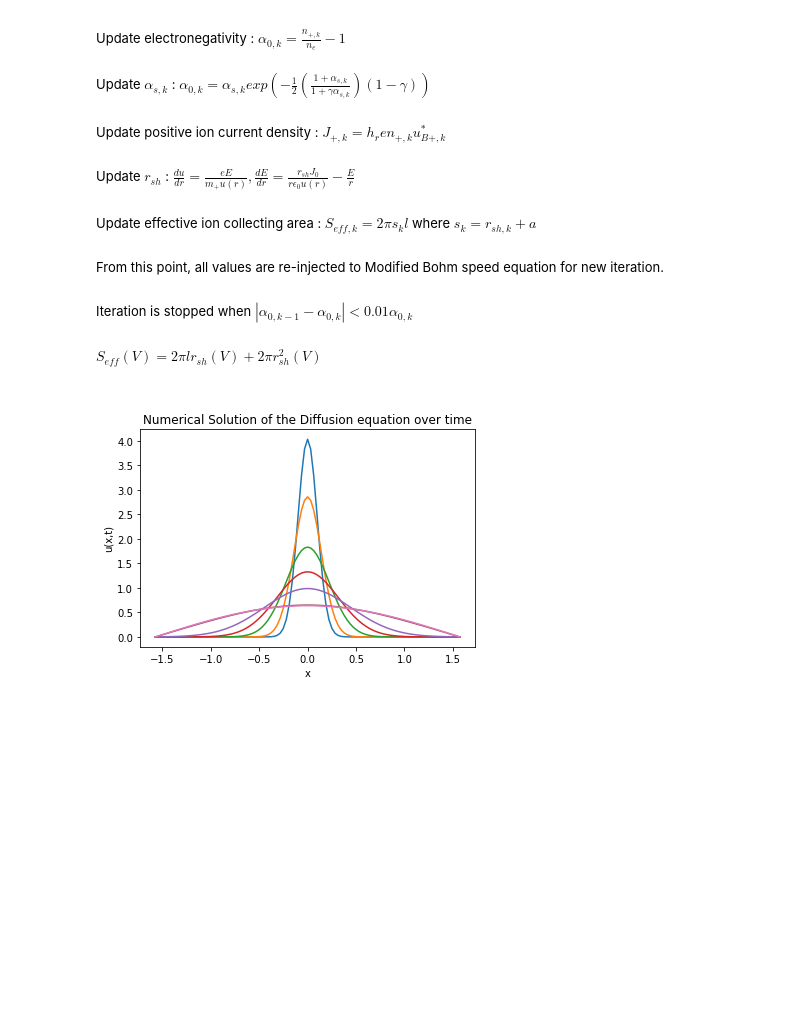
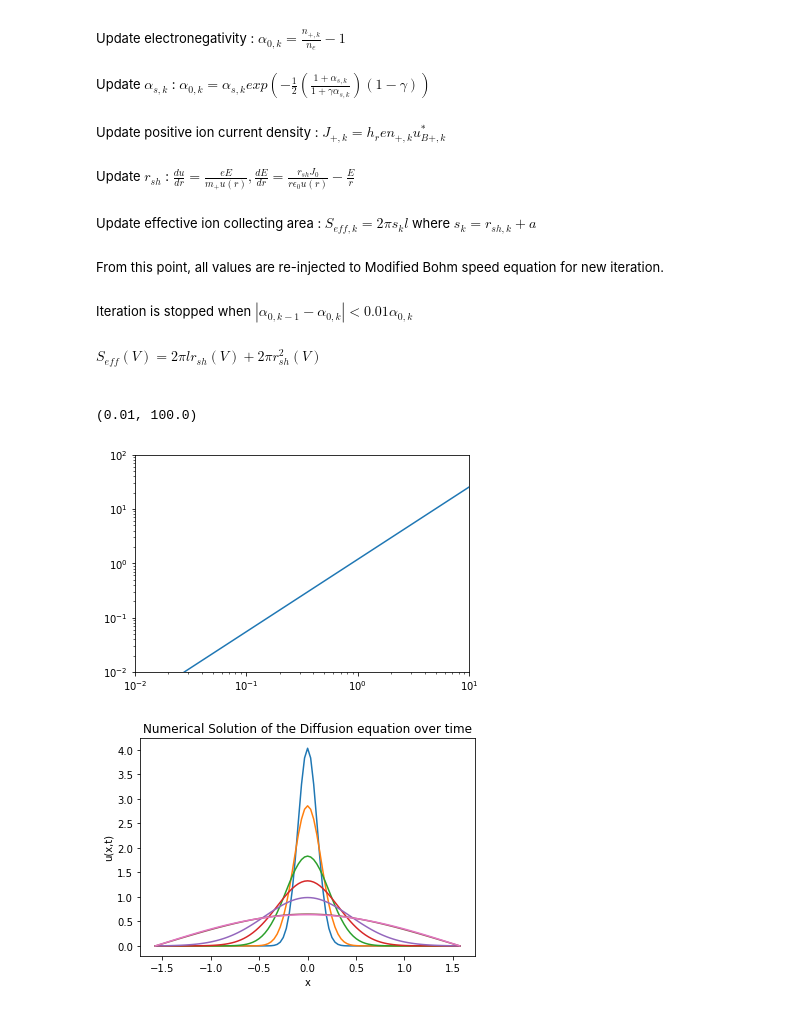
Before and after one commit to GUNU-GO/NUPLEX, a Jupyter notebook: Python_Projects/IV_characteristic/Iterative_method.ipynb, the cells around one changed output. Drawn from its saved outputs; the diff is of its cells as text; code cells hidden in the pictures; blank space fills up the shorter version.

```diff
--- a/Python_Projects/IV_characteristic/Iterative_method.ipynb
+++ b/Python_Projects/IV_characteristic/Iterative_method.ipynb
@@ -11,17 +11,20 @@
 # %%
 import numpy as np
 from scipy.optimize import fsolve
+from scipy.integrate import solve_ivp
 
 ### Physical constant ###
 e = 1.6e-19 #electron charge [C]
 mp = 1 #mass of positive ion [kg]
 mn = 1 #mass of negative ion [kg]
 h_r = 0.6
+e0 = 8.854e-12 #permittivity of vacuum [F/m]
 
 ### Constant from IV-characterstics ###
 ne  = 1 # Electron density [#/m3]
 Te = 5  # Electron temperature [eV]
 Tm = 1  # Negative ion temperature [eV]
+Vsatp = 3 # Most negative probe potential [V]
 Isatp = 4 # Positive ion saturation current [A]
 # %% [markdown]
 ## Iteration method : <font color = 'purple'> </font>
@@ -84,3 +94,24 @@ class iter_method:
             S_eff = 2*np.pi*(probe_radius+r_shk)*probe_length #update S_eff
             self.a_s = self.alpha_calculation(a_0k1) #update a_sk
             print('iteration : ', iter_count)
+# %%
+import numpy as np
+import matplotlib.pyplot as plt
+M = 1.67e-27*127
+J0 = 10
+a = 25e-6
+
+def s_cal(V):
+    return np.sqrt((4/9)*e0*(2*e/M)**0.5*V**1.5/J0)
+
+V = np.linspace(1e-2,1e2,1000)
+result = s_cal(V)/a
+
+plt.plot(result,V)
+plt.xscale('log')
+plt.yscale('log')
+plt.xlim(1e-2, 1e1)
+plt.ylim(1e-2, 1e2)
+# %% [output]
+(0.01, 100.0)
+[figure, added]
```
Also changed, not shown: parts of 4 cells of this notebook, 20 other files.
